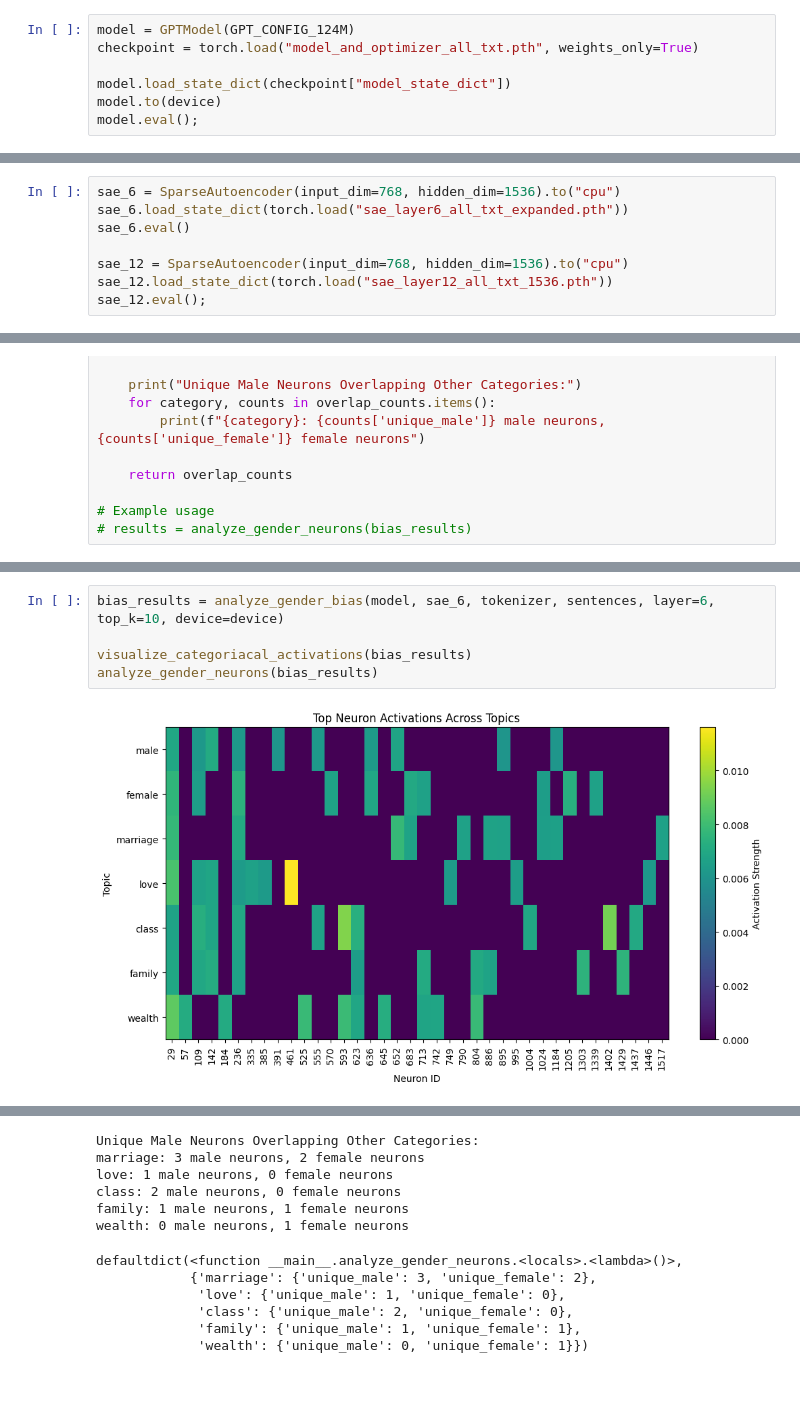
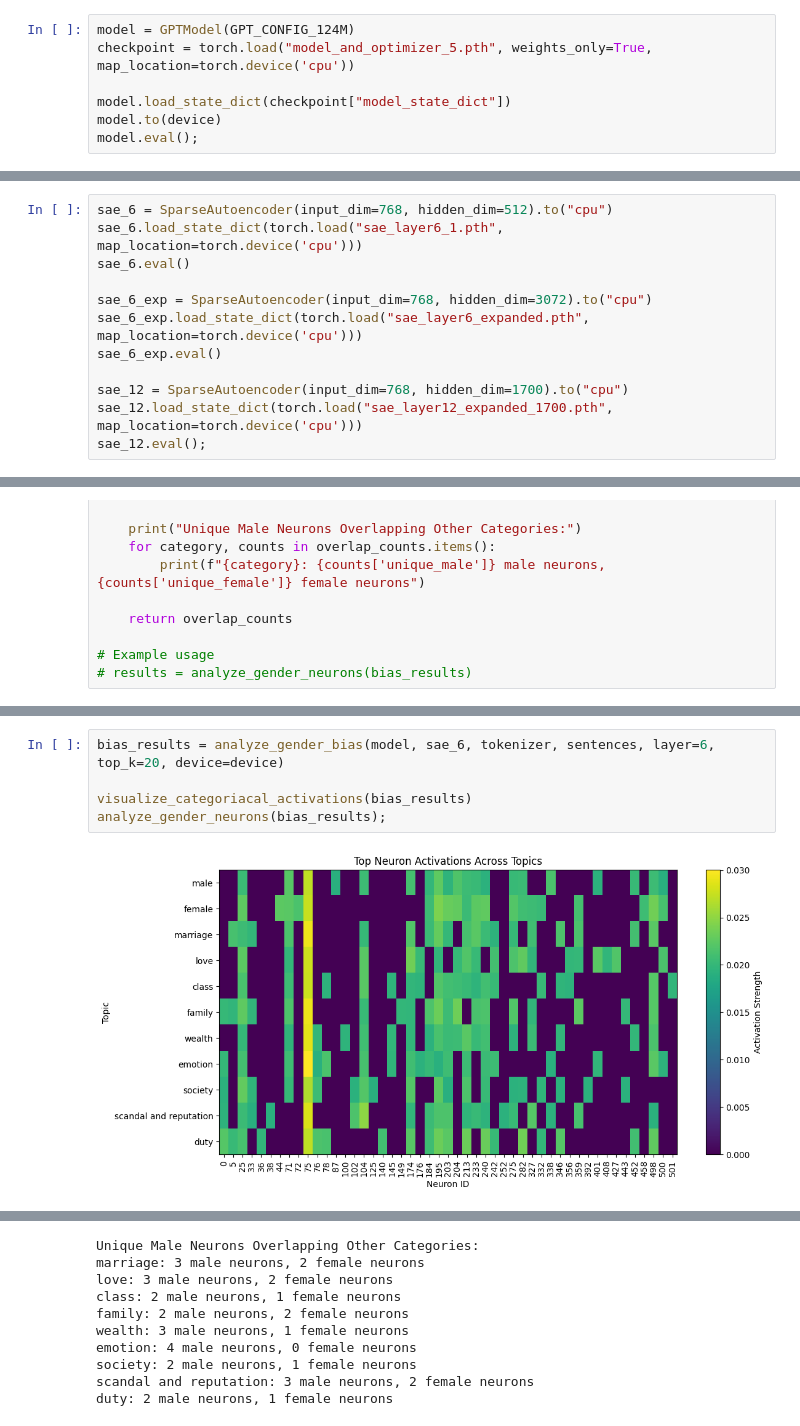
Before and after one commit to iug-htw/GPTAndPrejudice, a Jupyter notebook: neuron_activations_overlap.ipynb, the cells around one changed output, grey strips where cells are left out. Drawn from its saved outputs; the diff is of its cells as text; blank space fills up the shorter version.

```diff
--- a/neuron_activations_overlap.ipynb
+++ b/neuron_activations_overlap.ipynb
@@ -28,7 +29,7 @@ GPT_CONFIG_124M = {
 }
 # %%
 model = GPTModel(GPT_CONFIG_124M)
-checkpoint = torch.load("model_and_optimizer_all_txt.pth", weights_only=True)
+checkpoint = torch.load("model_and_optimizer_5.pth", weights_only=True, map_location=torch.device('cpu'))
 
 model.load_state_dict(checkpoint["model_state_dict"])
 model.to(device)
@@ -36,12 +37,16 @@ model.eval();
 # %%
 tokenizer = tiktoken.get_encoding("gpt2")
 # %%
-sae_6 = SparseAutoencoder(input_dim=768, hidden_dim=1536).to("cpu")
-sae_6.load_state_dict(torch.load("sae_layer6_all_txt_expanded.pth"))
+sae_6 = SparseAutoencoder(input_dim=768, hidden_dim=512).to("cpu")
+sae_6.load_state_dict(torch.load("sae_layer6_1.pth", map_location=torch.device('cpu')))
 sae_6.eval()
 
-sae_12 = SparseAutoencoder(input_dim=768, hidden_dim=1536).to("cpu")
-sae_12.load_state_dict(torch.load("sae_layer12_all_txt_1536.pth"))
+sae_6_exp = SparseAutoencoder(input_dim=768, hidden_dim=3072).to("cpu")
+sae_6_exp.load_state_dict(torch.load("sae_layer6_expanded.pth", map_location=torch.device('cpu')))
+sae_6_exp.eval()
+
+sae_12 = SparseAutoencoder(input_dim=768, hidden_dim=1700).to("cpu")
+sae_12.load_state_dict(torch.load("sae_layer12_expanded_1700.pth", map_location=torch.device('cpu')))
 sae_12.eval();
 # %%
 import torch
@@ -284,7 +199,7 @@ sentences = {
 # %%
-bias_results = analyze_gender_bias(model, sae_6, tokenizer, sentences, layer=6, top_k=10, device=device)
+bias_results = analyze_gender_bias(model, sae_6, tokenizer, sentences, layer=6, top_k=20, device=device)
 
 visualize_categoriacal_activations(bias_results)
-analyze_gender_neurons(bias_results)
+analyze_gender_neurons(bias_results);
 # %% [output]
-[figure, old version]
+[figure, new version]
@@ -292,12 +207,10 @@ analyze_gender_neurons(bias_results)
 Unique Male Neurons Overlapping Other Categories:
 marriage: 3 male neurons, 2 female neurons
-love: 1 male neurons, 0 female neurons
-class: 2 male neurons, 0 female neurons
-family: 1 male neurons, 1 female neurons
-wealth: 0 male neurons, 1 female neurons
+love: 3 male neurons, 2 female neurons
+class: 2 male neurons, 1 female neurons
+family: 2 male neurons, 2 female neurons
+wealth: 3 male neurons, 1 female neurons
+emotion: 4 male neurons, 0 female neurons
+society: 2 male neurons, 1 female neurons
+scandal and reputation: 3 male neurons, 2 female neurons
+duty: 2 male neurons, 1 female neurons
-defaultdict(<function __main__.analyze_gender_neurons.<locals>.<lambda>()>,
-            {'marriage': {'unique_male': 3, 'unique_female': 2},
-             'love': {'unique_male': 1, 'unique_female': 0},
-             'class': {'unique_male': 2, 'unique_female': 0},
-             'family': {'unique_male': 1, 'unique_female': 1},
-             'wealth': {'unique_male': 0, 'unique_female': 1}})
```
Also changed, not shown: parts of 6 cells of this notebook, 3 other files.
